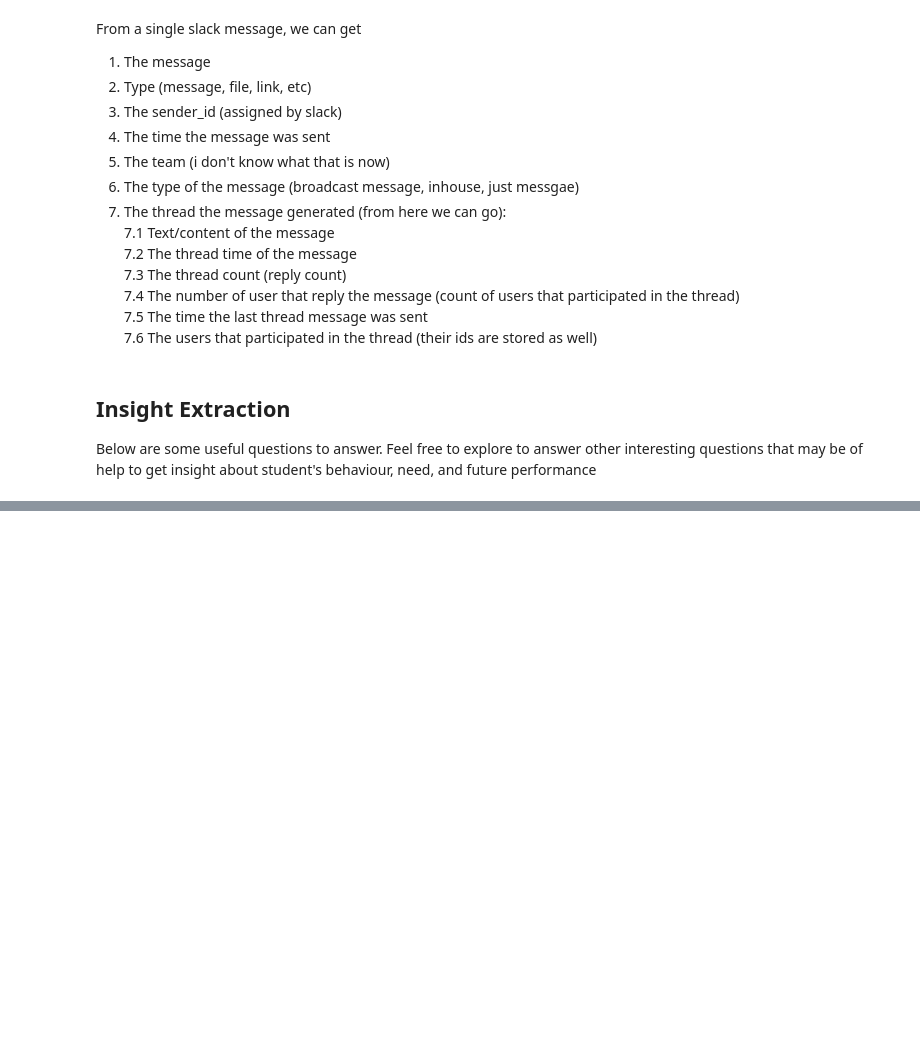
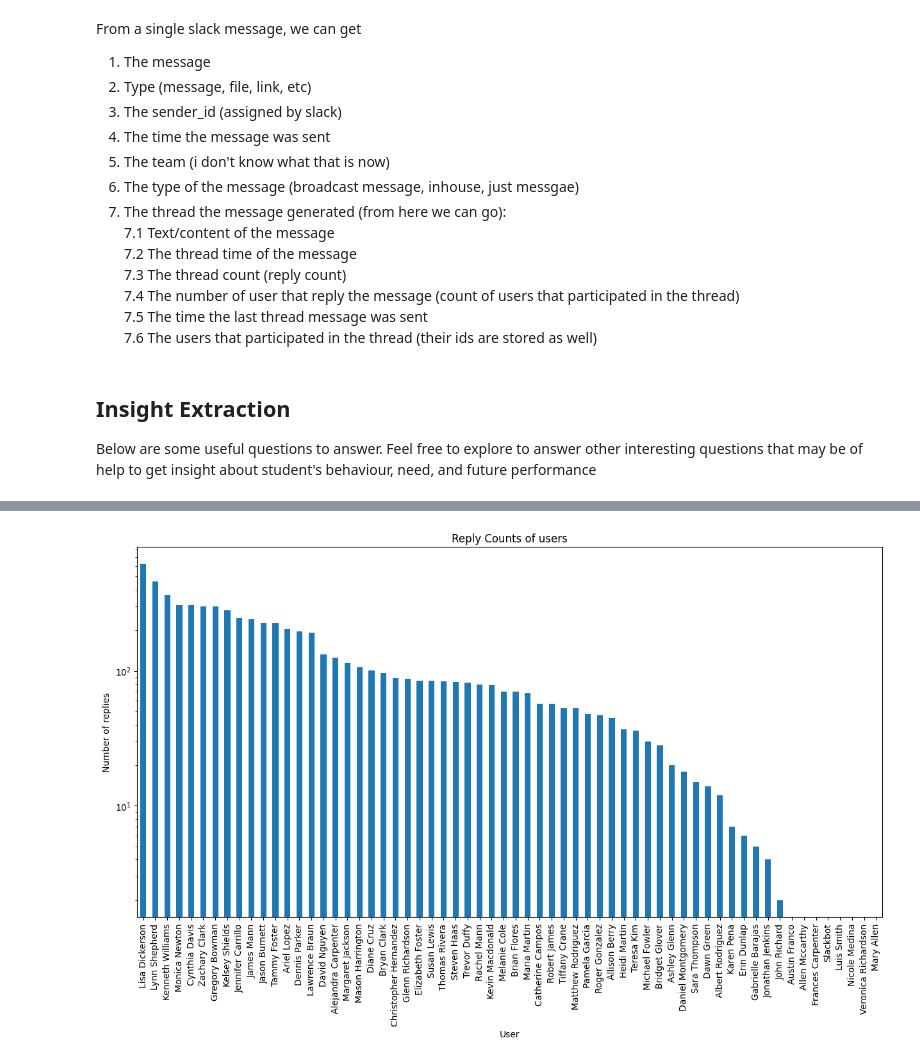
Before and after one commit to Azizadx/nasrallah-week0_10academy, a Jupyter notebook: notebooks/parse_slack_data.ipynb, the cells around one changed output, grey strips where cells are left out. Cells and saved outputs as stored; diff of their text form; code cells hidden in the pictures; blank space fills up the shorter version.

```diff
--- a/notebooks/parse_slack_data.ipynb
+++ b/notebooks/parse_slack_data.ipynb
@@ -222,7 +214,7 @@ def map_userid_2_realname(user_profile: dict, comm_dict: dict, plot=False):
 
     return ac_comm_dict
 # %%
-def get_top_20_user(data, channel):
+def get_top_20_user(data, channel='Random'):
     """get user with the highest number of message sent to any channel"""
 
     data['sender_name'].value_counts()[:20].plot.bar(figsize=(15, 7.5))
@@ -283,7 +275,7 @@ def draw_wordcloud(msg_content, week):
     plt.title(f'WordCloud for {week}', size=30)
     plt.show()
 
-def draw_user_reaction(data, channel):
+def draw_user_reaction(data, channel='General'):
     data.groupby('sender_name')[['reply_count', 'reply_users_count']].sum()\
         .sort_values(by='reply_count',ascending=False)[:10].plot(kind='bar', figsize=(15, 7.5))
     plt.title(f'User with the most reaction in #{channel}', size=25);
@@ -320,6 +312,17 @@ def plot_common_words(json_file_path, channel_name):
     plt.ylabel('Frequency')
     plt.xticks(rotation=45, ha='right')
     plt.show()
+
+#plot of top users with highest replies per message.
+def plot_visualize_top_10_users_with_highest_reply_count(data: pd.DataFrame):
+    grouped_df = data.groupby('sender_name')['reply_count'].sum()
+    grouped_df = grouped_df.sort_values(ascending=False)
+    grouped_df.plot(kind='bar', figsize=(15, 7.5))
+    plt.yscale('log')
+    plt.title('Reply Counts of users')
+    plt.xlabel('User')
+    plt.ylabel('Number of Replies')
+    plt.show()
 # %% [markdown]
 ## Insight Extraction
 
@@ -334,0 +372,5 @@ Below are some useful questions to answer. Feel free to explore to answer other
+# %%
+# Top 10 users with highest reply count
+plot_visualize_top_10_users_with_highest_reply_count(dframe)
+# %% [output]
+[figure, added]
```
Also changed, not shown: parts of 18 cells of this notebook, 3 other files.
